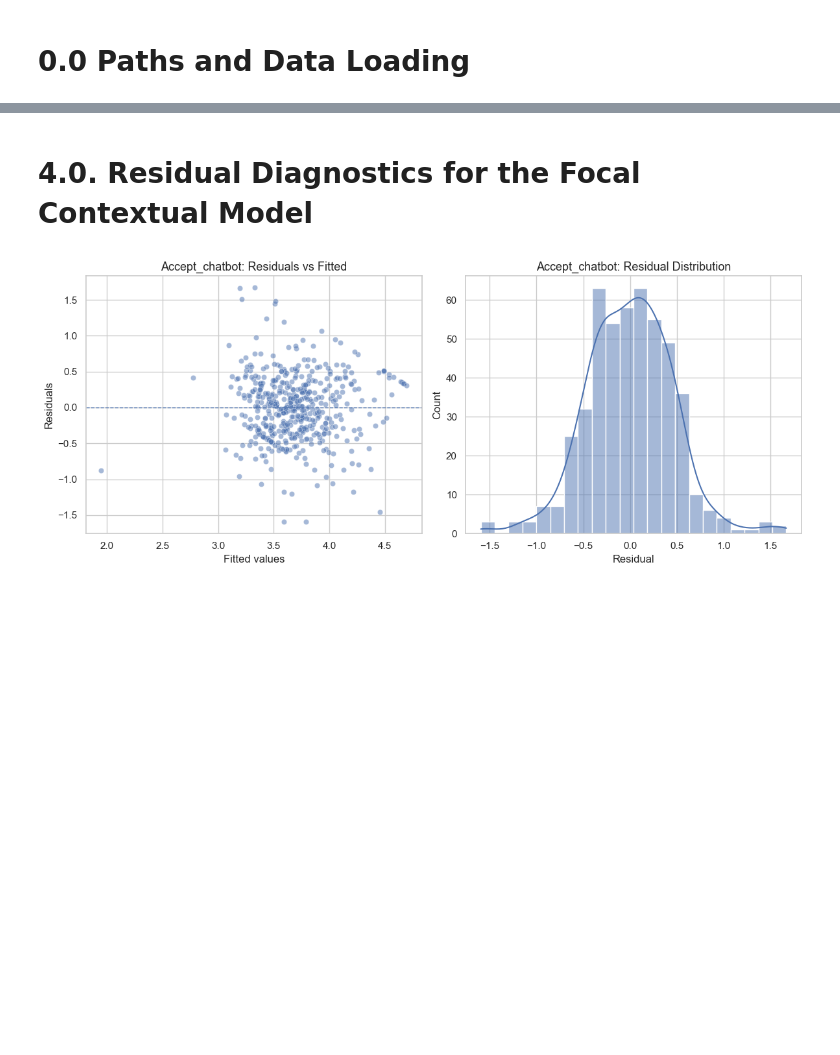
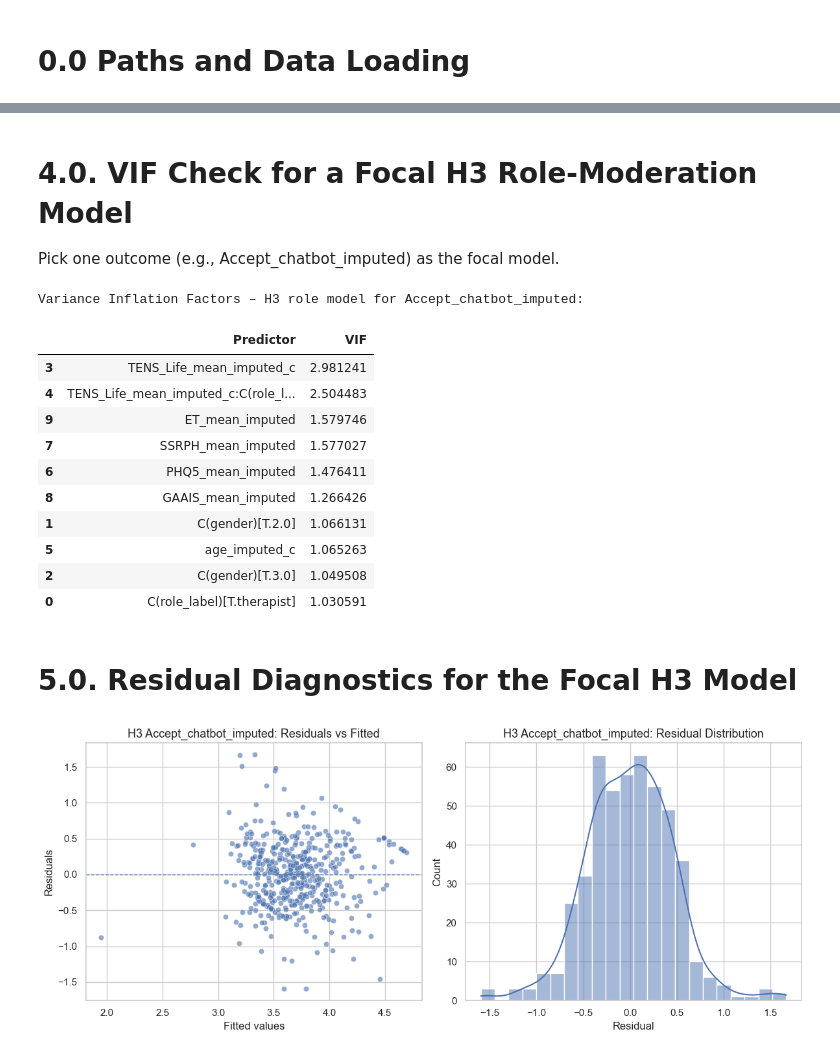
Before and after one commit to ZhaoJackson/AI_Attitude_Psychotherapy, a Jupyter notebook: H3_Cross_Cultural_Moderation.ipynb, the cells around one changed output, grey strips where cells are left out. Drawn from its saved outputs; the diff is of its cells as text; code cells hidden in the pictures; blank space fills up the shorter version.

```diff
--- a/H3_Cross_Cultural_Moderation.ipynb
+++ b/H3_Cross_Cultural_Moderation.ipynb
@@ -242,27 +336,69 @@ Variance Inflation Factors – Contextual model for Accept_chatbot:
 # %% [markdown]
-# 4.0. Residual Diagnostics for the Focal Contextual Model
+# 4.0. VIF Check for a Focal H3 Role-Moderation Model
+
+Pick one outcome (e.g., Accept_chatbot_imputed) as the focal model.
 # %%
-if focal_ctx_model is not None:
-    focal_df = context_models[focal_outcome]["data"].copy()
-    focal_df["fitted"] = focal_ctx_model.fittedvalues
-    focal_df["resid"] = focal_ctx_model.resid
+focal_outcome = "Accept_chatbot_imputed"
+focal_role_model = h3_models[focal_outcome]["role_model"]
 
-    fig, axes = plt.subplots(1, 2, figsize=(12, 5))
+if focal_role_model is not None:
+    X = focal_role_model.model.exog
+    names = focal_role_model.model.exog_names
 
-    # Residuals vs fitted
-    sns.scatterplot(x="fitted", y="resid", data=focal_df, ax=axes[0], alpha=0.5)
-    axes[0].axhline(0, linestyle="--", linewidth=1)
-    axes[0].set_xlabel("Fitted values")
-    axes[0].set_ylabel("Residuals")
-    axes[0].set_title(f"{focal_outcome}: Residuals vs Fitted")
+    vif_rows = []
+    for i, name in enumerate(names):
+        if name == "Intercept":
+            continue
+        vif_val = variance_inflation_factor(X, i)
+        vif_rows.append({"Predictor": name, "VIF": vif_val})
 
-    # Residual distribution
-    sns.histplot(focal_df["resid"], kde=True, ax=axes[1])
-    axes[1].set_title(f"{focal_outcome}: Residual Distribution")
-    axes[1].set_xlabel("Residual")
+    vif_h3_df = pd.DataFrame(vif_rows).sort_values("VIF", ascending=False)
 
-    plt.tight_layout()
-    plt.show()
+    print(f"Variance Inflation Factors – H3 role model for {focal_outcome}:")
+    display(vif_h3_df)
 # %% [output]
-[figure, removed]
+Variance Inflation Factors – H3 role model for Accept_chatbot_imputed:
+|  | Predictor | VIF |
+| 3 | TENS_Life_mean_imputed_c | 2.981241 |
+| 4 | TENS_Life_mean_imputed_c:C(role_l... | 2.504483 |
+| 9 | ET_mean_imputed | 1.579746 |
+| 7 | SSRPH_mean_imputed | 1.577027 |
+| 6 | PHQ5_mean_imputed | 1.476411 |
+| 8 | GAAIS_mean_imputed | 1.266426 |
+| 1 | C(gender)[T.2.0] | 1.066131 |
+| 5 | age_imputed_c | 1.065263 |
+| 2 | C(gender)[T.3.0] | 1.049508 |
+| 0 | C(role_label)[T.therapist] | 1.030591 |
+# %% [markdown]
+# 5.0. Residual Diagnostics for the Focal H3 Model
+# %%
+if focal_role_model is not None:
+    focal_df = h3_models[focal_outcome]["data"].copy()
+    focal_df["fitted_h3"] = focal_role_model.fittedvalues
+    focal_df["resid_h3"] = focal_role_model.resid
+
+    fig, axes = plt.subplots(1, 2, figsize=(12, 5))
+
+    # Residuals vs fitted
+    sns.scatterplot(
+        x="fitted_h3",
+        y="resid_h3",
+        data=focal_df,
+        ax=axes[0],
+        alpha=0.6
+    )
+    axes[0].axhline(0, linestyle="--", linewidth=1)
+    axes[0].set_xlabel("Fitted values")
+    axes[0].set_ylabel("Residuals")
+    axes[0].set_title(f"H3 {focal_outcome}: Residuals vs Fitted")
+
+    # Residual distribution
+    sns.histplot(focal_df["resid_h3"], kde=True, ax=axes[1])
+    axes[1].set_xlabel("Residual")
+    axes[1].set_title(f"H3 {focal_outcome}: Residual Distribution")
+
+    plt.tight_layout()
+    plt.show()
+# %% [output]
+[figure, added]
 # %% [markdown]
```
Also changed, not shown: parts of 22 cells of this notebook.
